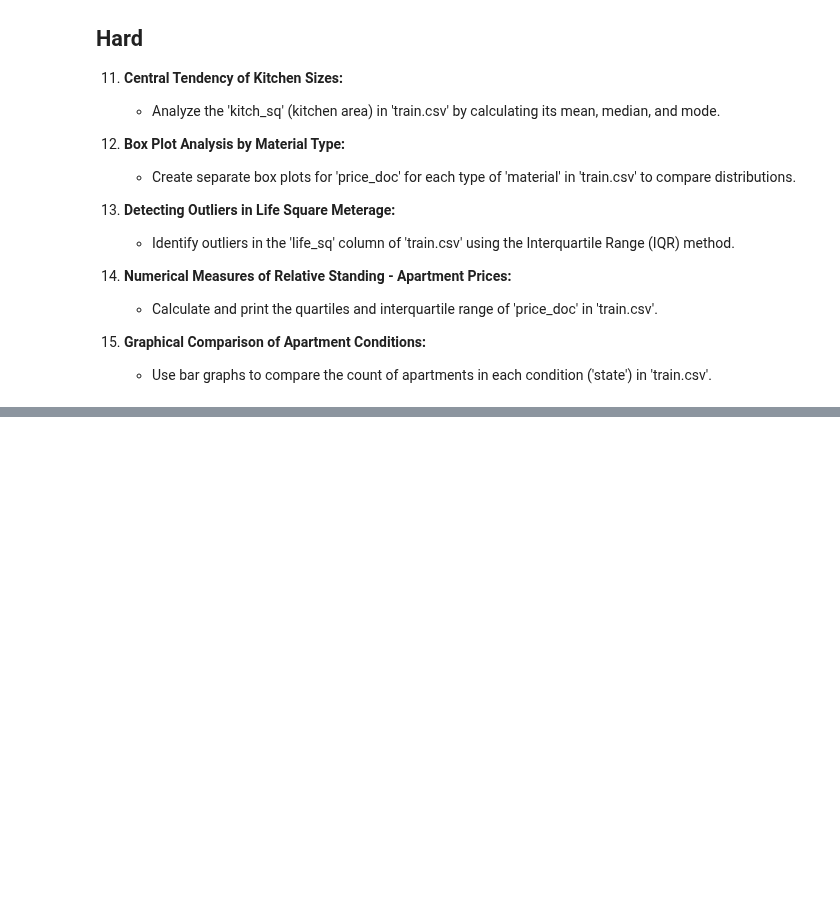
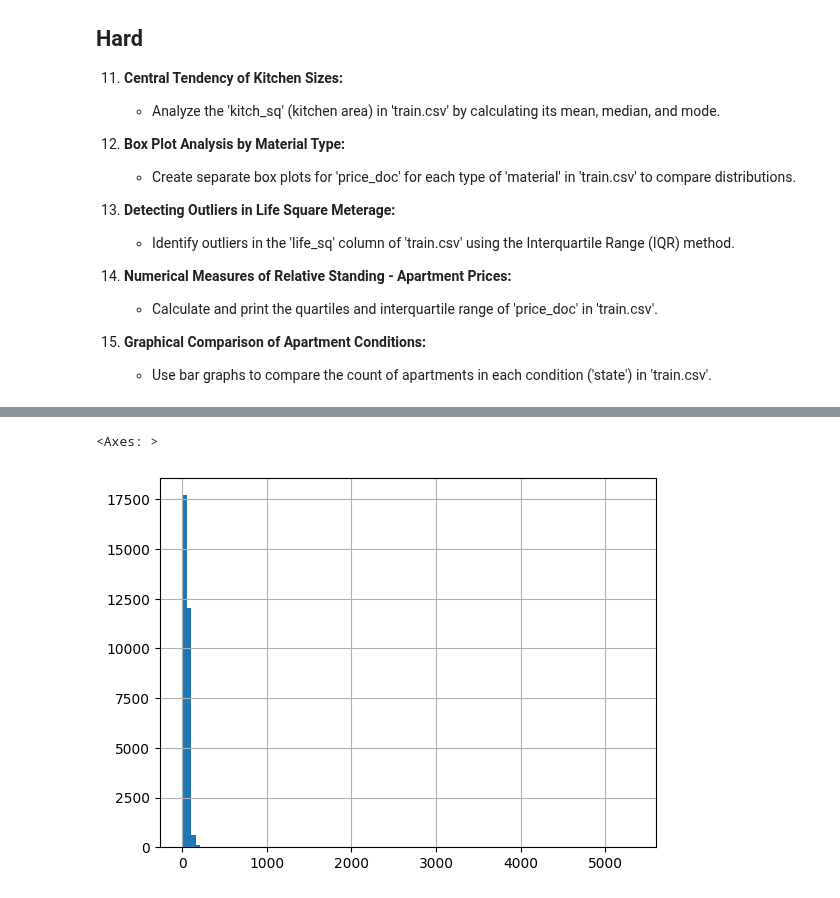
Before and after one commit to jordanriver/DScourse, a Jupyter notebook: CourseMaterials/Math/Statistics/Meeting_24_practice.ipynb, the cells around one changed output, grey strips where cells are left out. Saved outputs shown, nothing was run; the diff lists cells and outputs as text; code cells hidden in the pictures; blank space fills up the shorter version.

```diff
--- a/CourseMaterials/Math/Statistics/Meeting_24_practice.ipynb
+++ b/CourseMaterials/Math/Statistics/Meeting_24_practice.ipynb
@@ -198,0 +242,6 @@ This document provides a foundation for basic data analysis and visualization in
+# %%
+# Histogram of 'full_sq'
+df['full_sq'].hist(bins=100)
+# %% [output]
+<Axes: >
+[figure, added]
```
Also changed, not shown: parts of 6 cells of this notebook.
